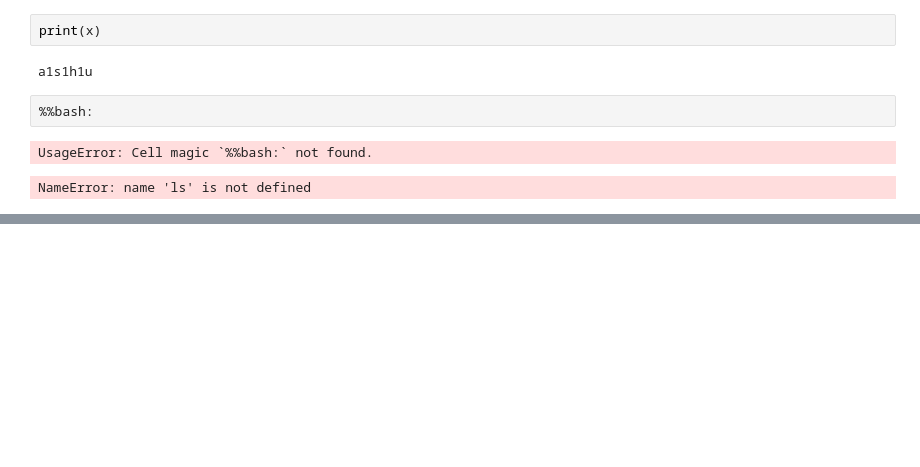
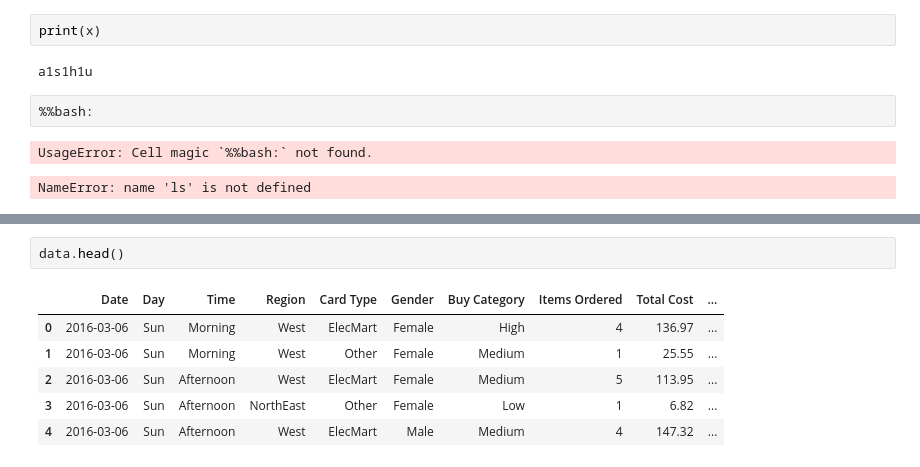
Before and after one commit to Ashugoel0983/GA_Class_Work, a Jupyter notebook: Untitled.ipynb, the cells around one changed output, grey strips where cells are left out. Cells and saved outputs as stored; diff of their text form; blank space fills up the shorter version.

```diff
--- a/Untitled.ipynb
+++ b/Untitled.ipynb
@@ -177,0 +203,9 @@ NameError: name 'ls' is not defined
+# %%
+data.head()
+# %% [output]
+|  | Date | Day | Time | Region | Card Type | Gender | Buy Category | Items Ordered | Total Cost | ... |
+| 0 | 2016-03-06 | Sun | Morning | West | ElecMart | Female | High | 4 | 136.97 | ... |
+| 1 | 2016-03-06 | Sun | Morning | West | Other | Female | Medium | 1 | 25.55 | ... |
+| 2 | 2016-03-06 | Sun | Afternoon | West | ElecMart | Female | Medium | 5 | 113.95 | ... |
+| 3 | 2016-03-06 | Sun | Afternoon | NorthEast | Other | Female | Low | 1 | 6.82 | ... |
+| 4 | 2016-03-06 | Sun | Afternoon | West | ElecMart | Male | Medium | 4 | 147.32 | ... |
```
Also changed, not shown: parts of 19 cells of this notebook, 1 other file.
